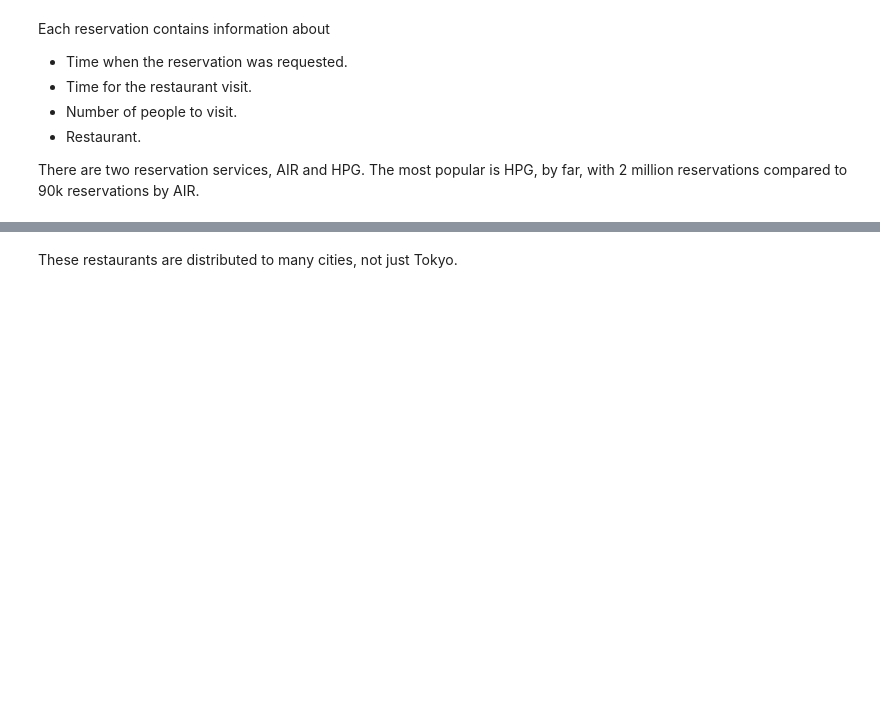
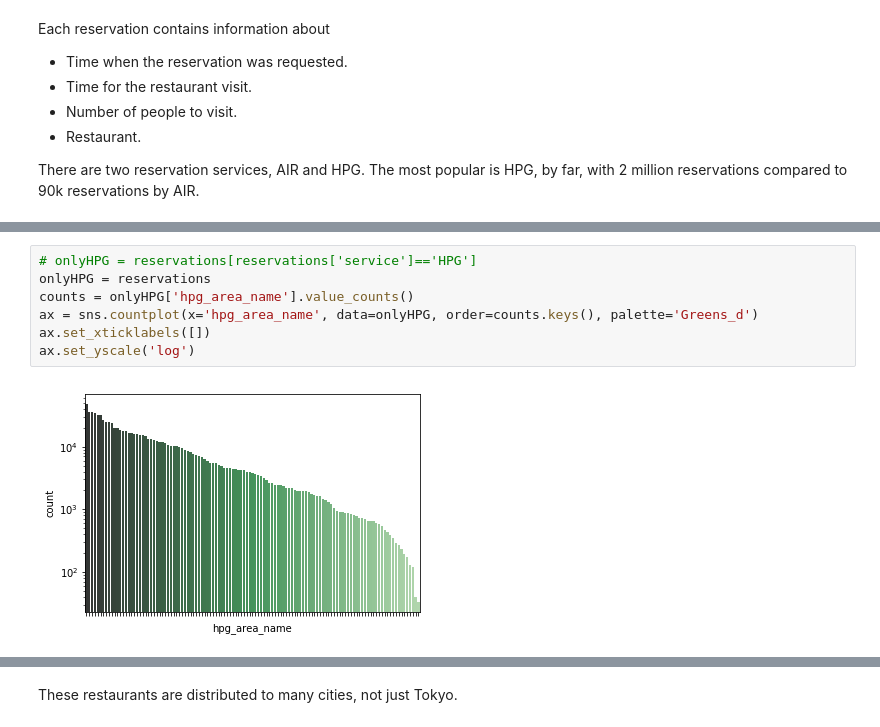
Before and after one commit to tiagobbatalhao/TimeSeriesChallenge, a Jupyter notebook: ExploratoryAnalysis.ipynb, the cells around one changed output, grey strips where cells are left out. Drawn from its saved outputs; the diff is of its cells as text; blank space fills up the shorter version.

```diff
--- a/ExploratoryAnalysis.ipynb
+++ b/ExploratoryAnalysis.ipynb
@@ -110,0 +227,9 @@ ax.set_ylabel('Latitude (compared to Tokyo)');
+# %%
+# onlyHPG = reservations[reservations['service']=='HPG']
+onlyHPG = reservations
+counts = onlyHPG['hpg_area_name'].value_counts()
+ax = sns.countplot(x='hpg_area_name', data=onlyHPG, order=counts.keys(), palette='Greens_d')
+ax.set_xticklabels([])
+ax.set_yscale('log')
+# %% [output]
+[figure, added]
```
Also changed, not shown: parts of 92 cells of this notebook, 1 other file.
